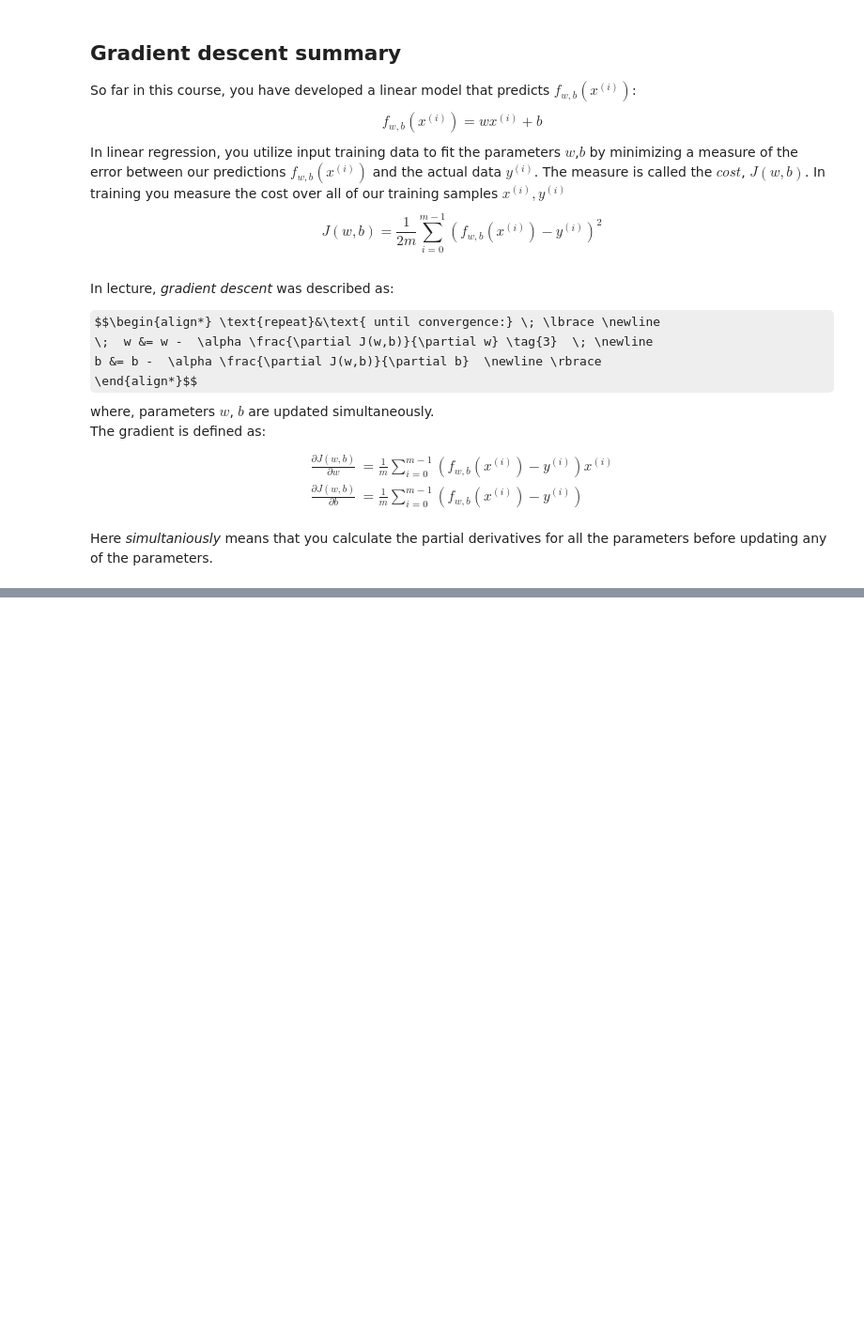
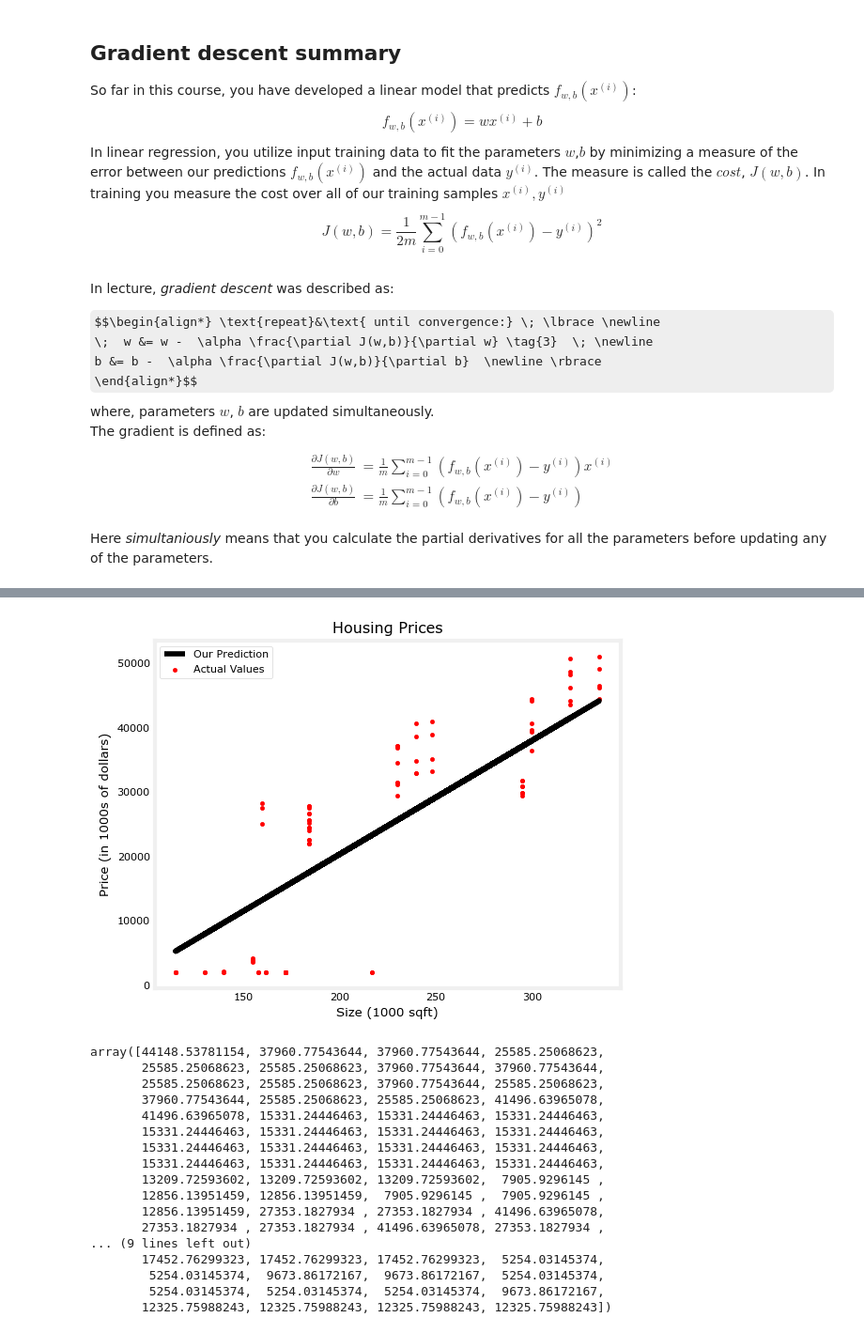
Before and after one commit to Ali-awesome/ML_coursera, a Jupyter notebook: codes/C1W1_Practice.ipynb, the cells around one changed output, grey strips where cells are left out. Shown at 94% size. Saved outputs shown, nothing was run; the diff lists cells and outputs as text; code cells hidden in the pictures; some formulas as TeX source; blank space fills up the shorter version.

```diff
--- a/codes/C1W1_Practice.ipynb
+++ b/codes/C1W1_Practice.ipynb
@@ -121,9 +122,9 @@ def gradient_descent(x, y, w_ini, b_ini, alpha, num_iteration, cost_func, grad_d
 # %%
 w_init = 0
 b_init = 0
-tmp_alpha = 0.01
-iterations = 10000
+tmp_alpha = 1.0e-5
+iterations = 1000000
 
-w_final, b_final = gradient_descent(x11, y11, w_init, b_init, tmp_alpha, iterations, cost_function, gradient_deriv)
-print(f"(w,b) found by gradient descent: ({w_final:0.4f},{b_final:0.4f})")
+w_final, b_final, cost_hist, coef_hist = gradient_descent(x_feature, y_target, w_init, b_init, tmp_alpha, iterations, cost_function, gradient_deriv)
+print(f"(w,b) found by gradient descent: ({w_final:8.4f},{b_final:8.4f})")
 # %% [output]
@@ -140,0 +145,54 @@ Iteration - 9000 : cost - 0.000   dj_dw -  0.00 : dj_db - -0.00 w:  100.000, b:
+# %%
+def compute_model_output(x, w, b):
+    """
+    Computes the prediction of a linear model
+    Args:
+      x (ndarray (m,)): Data, m examples
+      w,b (scalar)    : model parameters
+    Returns
+      y (ndarray (m,)): target values
+    """
+    m = x.shape[0]
+    f_wb = np.zeros(m)
+    for i in range(m):
+        f_wb[i] = w * x[i] + b
+
+    return f_wb
+# %%
+tmp_f_wb = compute_model_output(x_feature, w_final, b_final)
+
+
+# Plot our model prediction
+plt.plot(x_feature, tmp_f_wb, c='black',label='Our Prediction')
+
+# Plot the data points
+plt.scatter(x_feature, y_target, marker='.', c='r',label='Actual Values')
+
+# Set the title
+plt.title("Housing Prices")
+# Set the y-axis label
+plt.ylabel('Price (in 1000s of dollars)')
+# Set the x-axis label
+plt.xlabel('Size (1000 sqft)')
+plt.legend()
+plt.show()
+tmp_f_wb
+# %% [output]
+[figure, added]
+array([44148.53781154, 37960.77543644, 37960.77543644, 25585.25068623,
+       25585.25068623, 25585.25068623, 37960.77543644, 37960.77543644,
+       25585.25068623, 25585.25068623, 37960.77543644, 25585.25068623,
+       37960.77543644, 25585.25068623, 25585.25068623, 41496.63965078,
+       41496.63965078, 15331.24446463, 15331.24446463, 15331.24446463,
+       15331.24446463, 15331.24446463, 15331.24446463, 15331.24446463,
+       15331.24446463, 15331.24446463, 15331.24446463, 15331.24446463,
+       15331.24446463, 15331.24446463, 15331.24446463, 15331.24446463,
+       13209.72593602, 13209.72593602, 13209.72593602,  7905.9296145 ,
+       12856.13951459, 12856.13951459,  7905.9296145 ,  7905.9296145 ,
+       12856.13951459, 27353.1827934 , 27353.1827934 , 41496.63965078,
+       27353.1827934 , 27353.1827934 , 41496.63965078, 27353.1827934 ,
+... (9 lines left out)
+       17452.76299323, 17452.76299323, 17452.76299323,  5254.03145374,
+        5254.03145374,  9673.86172167,  9673.86172167,  5254.03145374,
+        5254.03145374,  5254.03145374,  5254.03145374,  9673.86172167,
+       12325.75988243, 12325.75988243, 12325.75988243, 12325.75988243])
```
Also changed, not shown: parts of 7 cells of this notebook.
